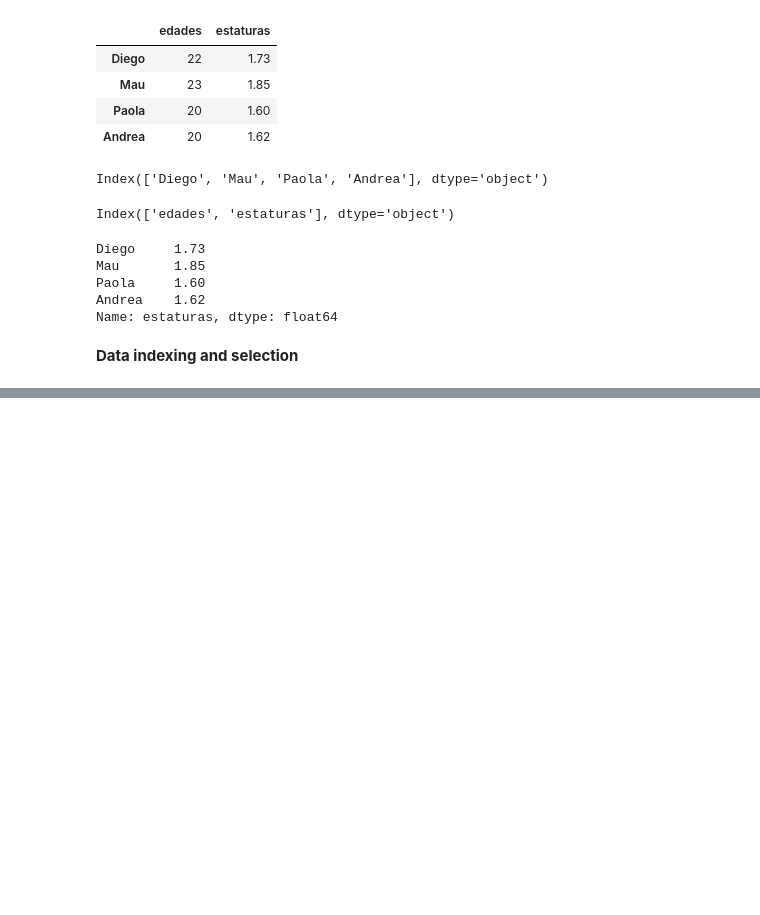
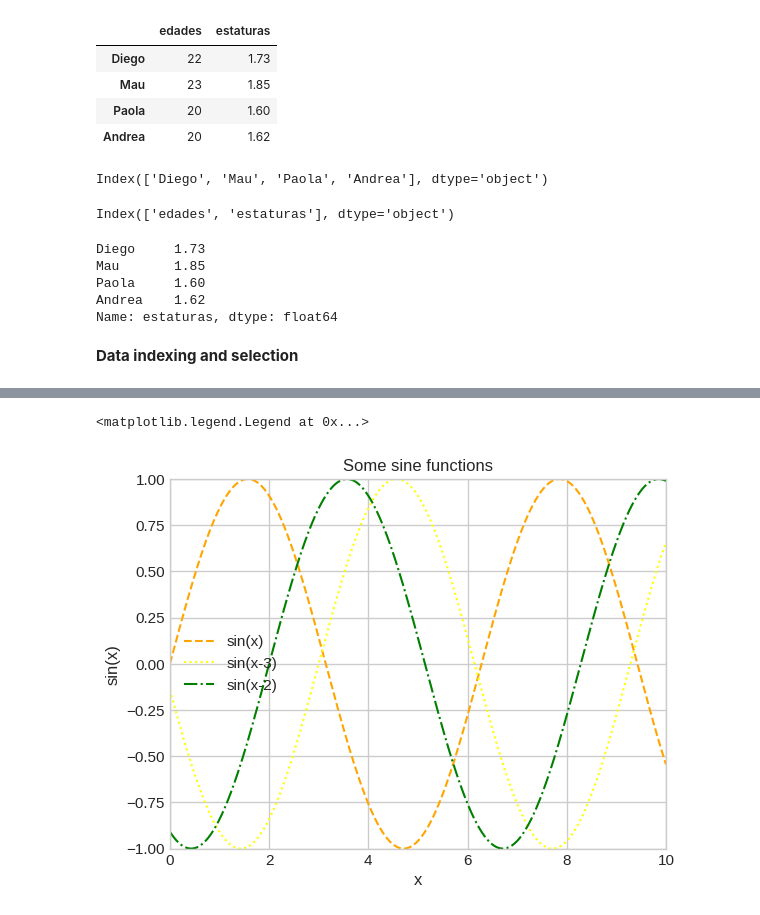
Before and after one commit to DCI-alxogm/ml2023-BlackPuma075, a Jupyter notebook: Ago11_12_Tarea1.ipynb, the cells around one changed output, grey strips where cells are left out. Cells and saved outputs as stored; diff of their text form; code cells hidden in the pictures; blank space fills up the shorter version.

```diff
--- a/Ago11_12_Tarea1.ipynb
+++ b/Ago11_12_Tarea1.ipynb
@@ -971,0 +986,13 @@ Name: estaturas, dtype: float64
+# %%
+plt.plot(x, np.sin(x), color ='orange', linestyle = '--', label = 'sin(x)')
+plt.plot(x, np.sin(x-3), color = 'yellow',linestyle = ':', label ='sin(x-3)')
+plt.plot(x, np.sin(x-2), color = 'green', linestyle = '-.', label = 'sin(x-2)')
+plt.xlim(0,10) #ax.set_xlabel() also works!
+plt.ylim(-1, 1) #another option is use plt.axis('tight')!!!
+plt.title('Some sine functions') #ax.set_title()
+plt.xlabel('x') #ax.set_xlabel()
+plt.ylabel('sin(x)')
+plt.legend()
+# %% [output]
+<matplotlib.legend.Legend at 0x...>
+[figure, added]
```
Also changed, not shown: parts of 16 cells of this notebook.
